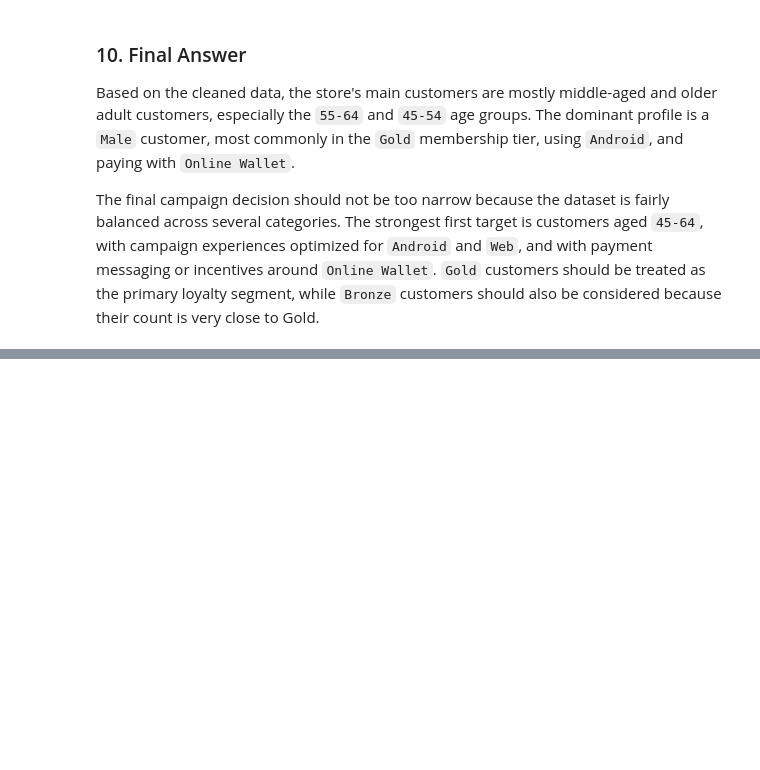
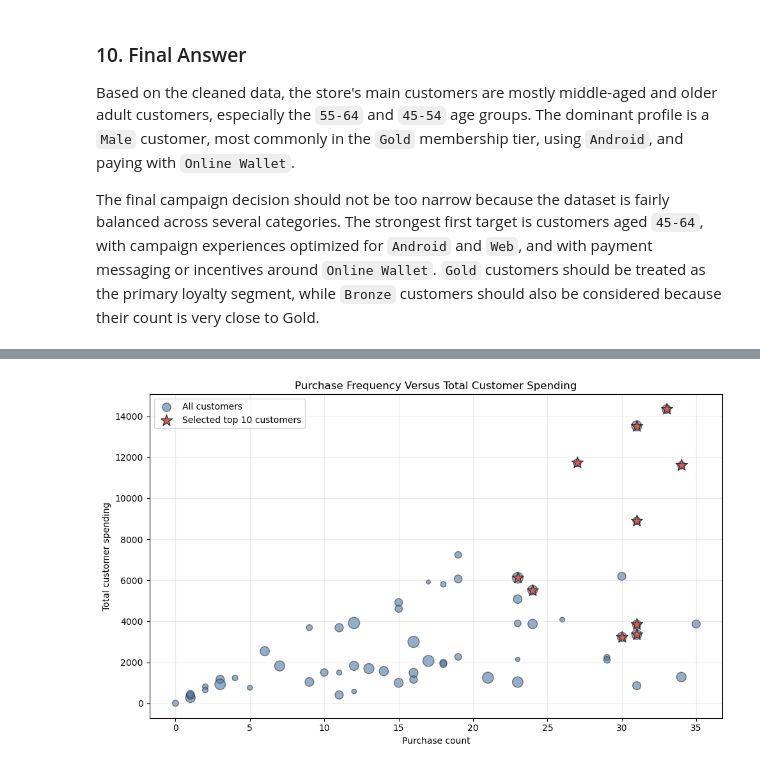
Before and after one commit to FatemehDehghan224/studybuild-customer-analysis-02, a Jupyter notebook: submissions/FatemehDehghan224/analysis_code/customer_profile_analysis.ipynb, the cells around one changed output, grey strips where cells are left out. Saved outputs shown, nothing was run; the diff lists cells and outputs as text; code cells hidden in the pictures; blank space fills up the shorter version.

```diff
--- a/submissions/FatemehDehghan224/analysis_code/customer_profile_analysis.ipynb
+++ b/submissions/FatemehDehghan224/analysis_code/customer_profile_analysis.ipynb
@@ -529,0 +1194,53 @@ The final campaign decision should not be too narrow because the dataset is fair
+# %%
+def plot_loyalty_priority_scatter(
+    loyalty_scored_df: pd.DataFrame,
+    top_loyal_customers: pd.DataFrame,
+    point_size_multiplier: int = 140,
+) -> plt.Axes:
+    """Plot purchase frequency versus spending and highlight loyalty selections.
+
+    Args:
+        loyalty_scored_df: All scored customers.
+        top_loyal_customers: Selected high-priority customers.
+        point_size_multiplier: Multiplier used to scale point area by recency.
+
+    Returns:
+        The Matplotlib axes containing the loyalty-priority scatter plot.
+    """
+    if point_size_multiplier <= 0:
+        raise ValueError("point_size_multiplier must be positive.")
+
+    fig, ax = plt.subplots(figsize=(10, 6))
+    ax.scatter(
+        loyalty_scored_df["purchase_count"],
+        loyalty_scored_df["total_spending"],
+        s=(loyalty_scored_df["recency_score"] + 0.15) * point_size_multiplier,
+        alpha=0.60,
+        color="#4C78A8",
+        edgecolors="#333333",
+        label="All customers",
+    )
+    ax.scatter(
+        top_loyal_customers["purchase_count"],
+        top_loyal_customers["total_spending"],
+        s=180,
+        marker="*",
+        color="#E45756",
+        edgecolors="#333333",
+        label="Selected top 10 customers",
+    )
+    ax.set_title("Purchase Frequency Versus Total Customer Spending")
+    ax.set_xlabel("Purchase count")
+    ax.set_ylabel("Total customer spending")
+    ax.legend()
+    ax.grid(alpha=0.25)
+    plt.tight_layout()
+    plt.show()
+    return ax
+
+
+loyalty_scatter = plot_loyalty_priority_scatter(
+    loyalty_scored_df, top_loyal_customers
+)
+# %% [output]
+[figure, added]
```
Also changed, not shown: parts of 64 cells of this notebook, 1 other file.
